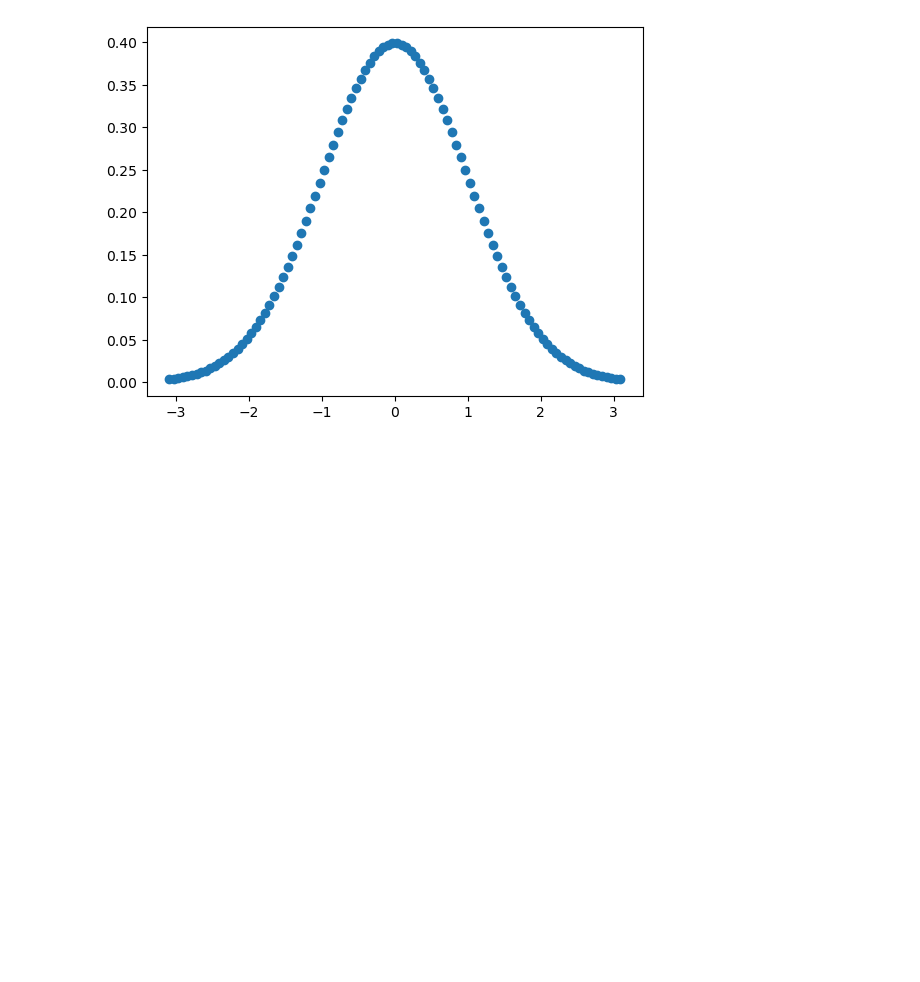
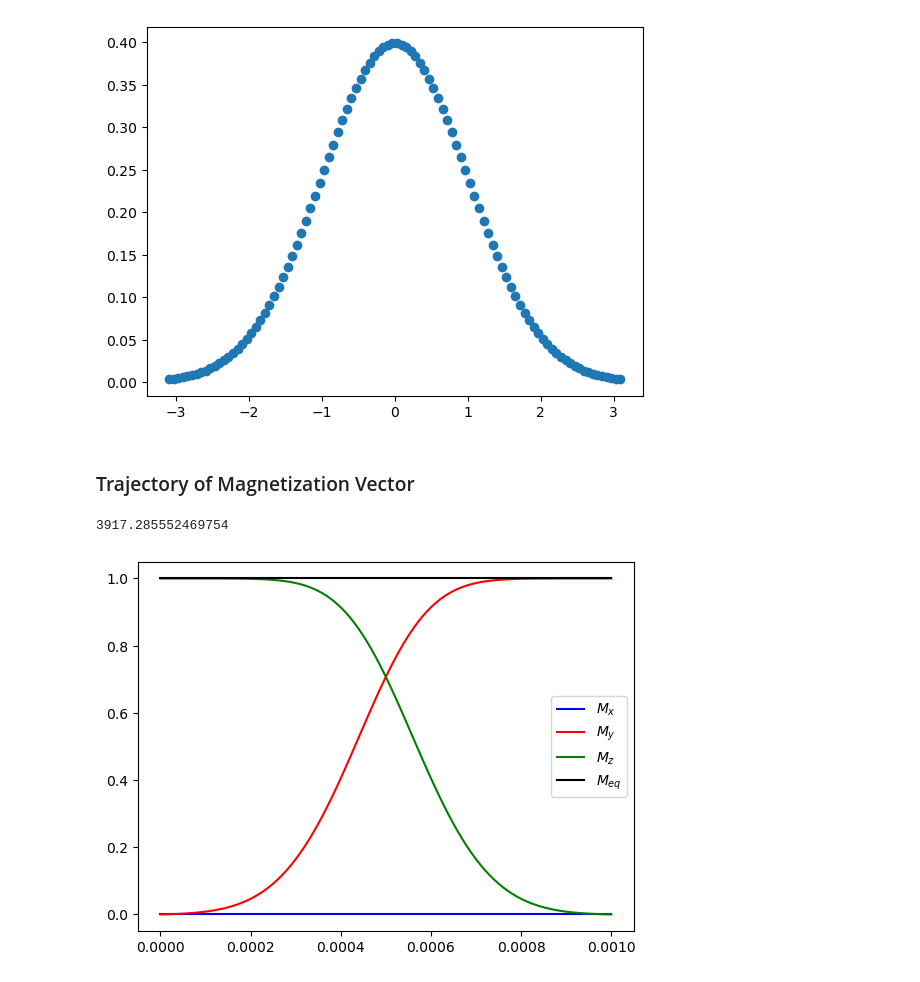
Before and after one commit to Xiao-JI-94158/SpSpSel, a Jupyter notebook: SpSpSelDemo-1.ipynb, the cells around one changed output. Saved outputs shown, nothing was run; the diff lists cells and outputs as text; code cells hidden in the pictures; blank space fills up the shorter version.

```diff
--- a/SpSpSelDemo-1.ipynb
+++ b/SpSpSelDemo-1.ipynb
@@ -123,21 +160,3 @@ print(gauss_x[0], gauss_x[50], gauss_x[50]/gauss_x[0], np.sum(gauss_x))
 # %% [output]
 0.003367090077063996 0.3987479744270368 118.42509861652806 15.989435673179225
 [figure]
-# %%
-def solveBlochRfWaveformPropagator(:np.array, Tau:float):
-    A.astype(np.float64)
-    return np.asarray(scipy.linalg.expm(A*Tau), dtype=np.float64)
-
-def solveBlochRfWaveformTraj(A:np.array, M_0:np.array, nbr_steps:int, dTau:float):
-    A.astype(np.float64)
-    M_0.astype(np.float64)
-    propagator = solveAnalyticalBlochStepPropagator(A, dTau)
-
-    mTrajList = []
-    mTrajList.append(M_0)
-
-    for i_step in range(nbr_steps):
-        M_0 = np.dot(propagator, M_0)
-        mTrajList.append(M_0)
-
-    return np.asarray(mTrajList, dtype=np.float64)
@@ -143,0 +221,27 @@ def solveBlochRfWaveformTraj(A:np.array, M_0:np.array, nbr_steps:int, dTau:float
+# %% [markdown]
+### Trajectory of Magnetization Vector
+# %%
+gauss_x /= np.max(gauss_x)
+gauss_x *= len(gauss_x) / np.sum(gauss_x) * 250 * 2 * np.pi
+print(np.max(gauss_x))
+
+tmpTraj = solveBlochRfWaveformTraj(initialState=M_0, rfwaveformX=gauss_x, rfwaveformY=(gauss_x*0), Tau=1e-3)
+dTauRange = np.linspace(start=0,stop=1e-3,num=(1+len(gauss_x)))
+
+plt.figure()
+plt.plot(dTauRange,tmpTraj[:,0], color='blue' ,label='$M_x$')
+plt.plot(dTauRange,tmpTraj[:,1], color='red'  ,label='$M_y$')
+plt.plot(dTauRange,tmpTraj[:,2], color='green',label='$M_z$')
+plt.plot(dTauRange,tmpTraj[:,3], color='black' ,label='$M_{eq}$')
+
+#plt.hlines(y=.5,xmax=500,xmin=-500,linestyles='dashed',color='grey')
+
+#plt.vlines(x=1000,ymax=1.1,ymin=-1.1,linestyles='dashed',color='grey')
+#plt.vlines(x=-1000,ymax=1.1,ymin=-1.1,linestyles='dashed',color='grey')
+
+
+plt.legend(loc='best')
+plt.show()
+# %% [output]
+3917.285552469754
+[figure, added]
```
Also changed, not shown: parts of 18 cells of this notebook, 1 other file.
